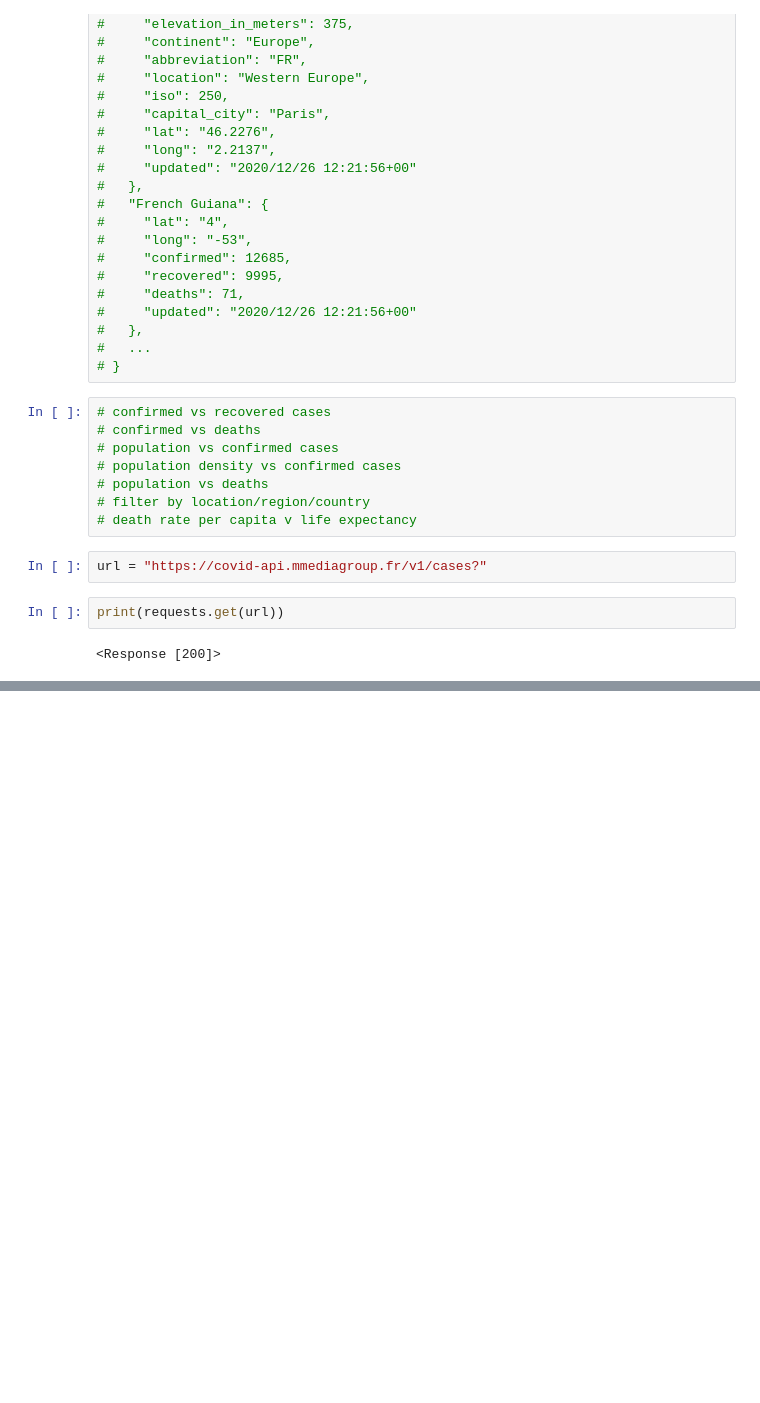
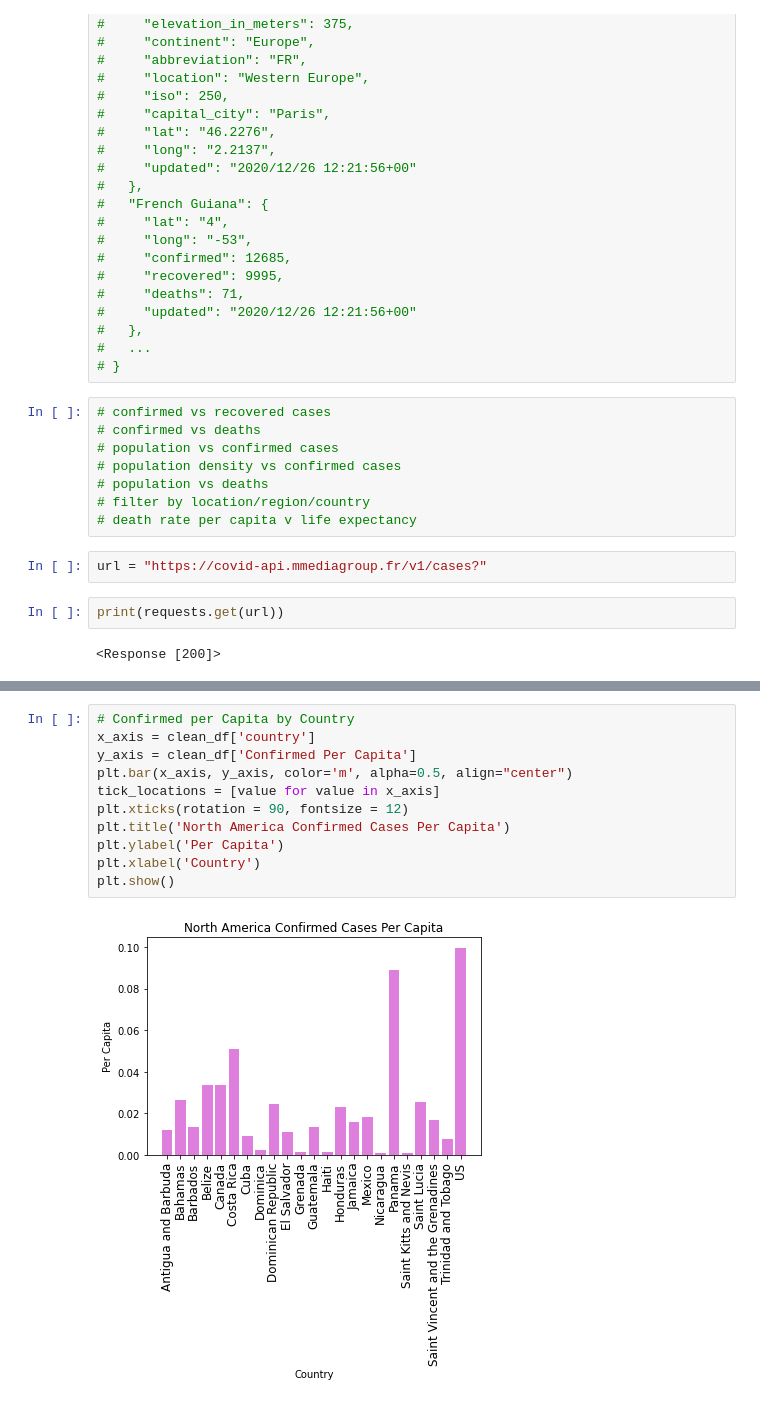
Before and after one commit to grantbot/Project-1, a Jupyter notebook: m-media-api-test.ipynb, the cells around one changed output, grey strips where cells are left out. Cells and saved outputs as stored; diff of their text form; blank space fills up the shorter version.

```diff
--- a/m-media-api-test.ipynb
+++ b/m-media-api-test.ipynb
@@ -128,0 +260,13 @@ df.head()
+# %%
+# Confirmed per Capita by Country
+x_axis = clean_df['country']
+y_axis = clean_df['Confirmed Per Capita']
+plt.bar(x_axis, y_axis, color='m', alpha=0.5, align="center")
+tick_locations = [value for value in x_axis]
+plt.xticks(rotation = 90, fontsize = 12)
+plt.title('North America Confirmed Cases Per Capita')
+plt.ylabel('Per Capita')
+plt.xlabel('Country')
+plt.show()
+# %% [output]
+[figure, added]
```
Also changed, not shown: parts of 18 cells of this notebook, 1 other file.
